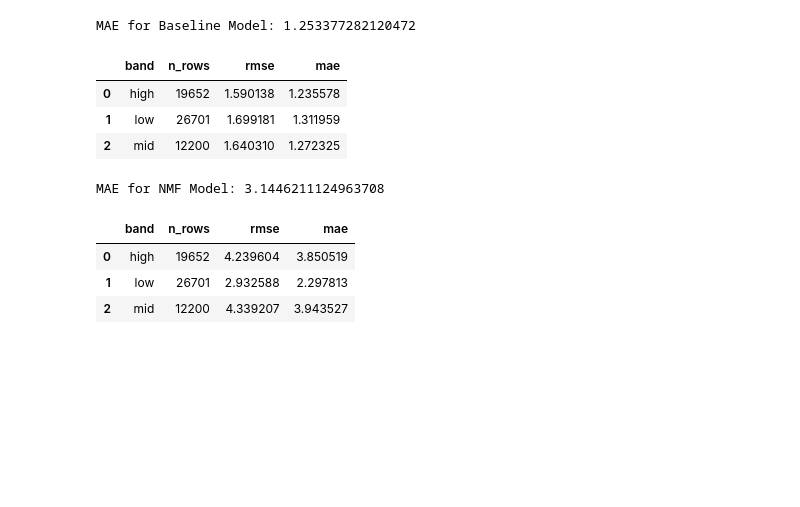
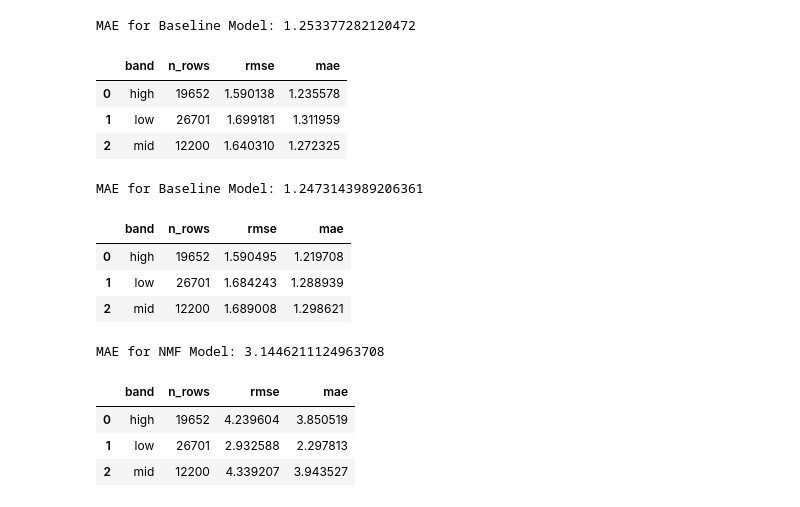
Before and after one commit to Mariogarber/recomendation-system, a Jupyter notebook: colaborative-filtering/recomendation-system.ipynb, the cells around one changed output. Drawn from its saved outputs; the diff is of its cells as text; code cells hidden in the pictures; blank space fills up the shorter version.

```diff
--- a/colaborative-filtering/recomendation-system.ipynb
+++ b/colaborative-filtering/recomendation-system.ipynb
@@ -185,22 +185,38 @@ Mean Absolute Error for Ensemble: 1.2996
 # %% [markdown]
 ## 1.2 Modelos de Surprise
 # %%
-baseline_model = SurpriseBaselineOnlyModel()
-baseline_model.fit(train_data)
+baseline_model_1 = SurpriseBaselineOnlyModel()
+baseline_model_1.fit(train_data)
 
-baseline_predictions = baseline_model.predict_df(test_data, round_predictions=True)
+baseline_predictions_1 = baseline_model_1.predict_df(test_data, round_predictions=True)
 
-mae_baseline = np.mean(np.abs(baseline_predictions['prediction'] - test_data['rating']))
+mae_baseline_1 = np.mean(np.abs(baseline_predictions_1['prediction'] - test_data['rating']))
 
-print(f'MAE for Baseline Model: {mae_baseline}')
+print(f'MAE for Baseline Model: {mae_baseline_1}')
 
-evaluator.evaluate(baseline_model, test_data)
+evaluator.evaluate(baseline_model_1, test_data)
 # %% [output]
 MAE for Baseline Model: 1.253377282120472
 |  | band | n_rows | rmse | mae |
 | 0 | high | 19652 | 1.590138 | 1.235578 |
 | 1 | low | 26701 | 1.699181 | 1.311959 |
 | 2 | mid | 12200 | 1.640310 | 1.272325 |
+# %%
+baseline_model_2 = SurpriseBaselineOnlyModel(bsl_options={'method': 'sgd', 'n_epochs': 100, 'reg_u': 0.02, 'reg_i': 0.02})
+baseline_model_2.fit(train_data)
+
+baseline_predictions_2 = baseline_model_2.predict_df(test_data, round_predictions=True)
+mae_baseline_2 = np.mean(np.abs(baseline_predictions_2['prediction'] - test_data['rating']))
+
+print(f'MAE for Baseline Model: {mae_baseline_2}')
+
+evaluator.evaluate(baseline_model_2, test_data)
+# %% [output]
+MAE for Baseline Model: 1.2473143989206361
+|  | band | n_rows | rmse | mae |
+| 0 | high | 19652 | 1.590495 | 1.219708 |
+| 1 | low | 26701 | 1.684243 | 1.288939 |
+| 2 | mid | 12200 | 1.689008 | 1.298621 |
 # %%
 nmf = SurpriseNMFModel(n_factors=15, n_epochs=70, biased=False, verbose=False, reg_pu=0.05, reg_qi=0.05, init_low=0.001, init_high=0.1)
 nmf.fit(train_data)
```
Also changed, not shown: parts of 8 cells of this notebook, 1 other file.
